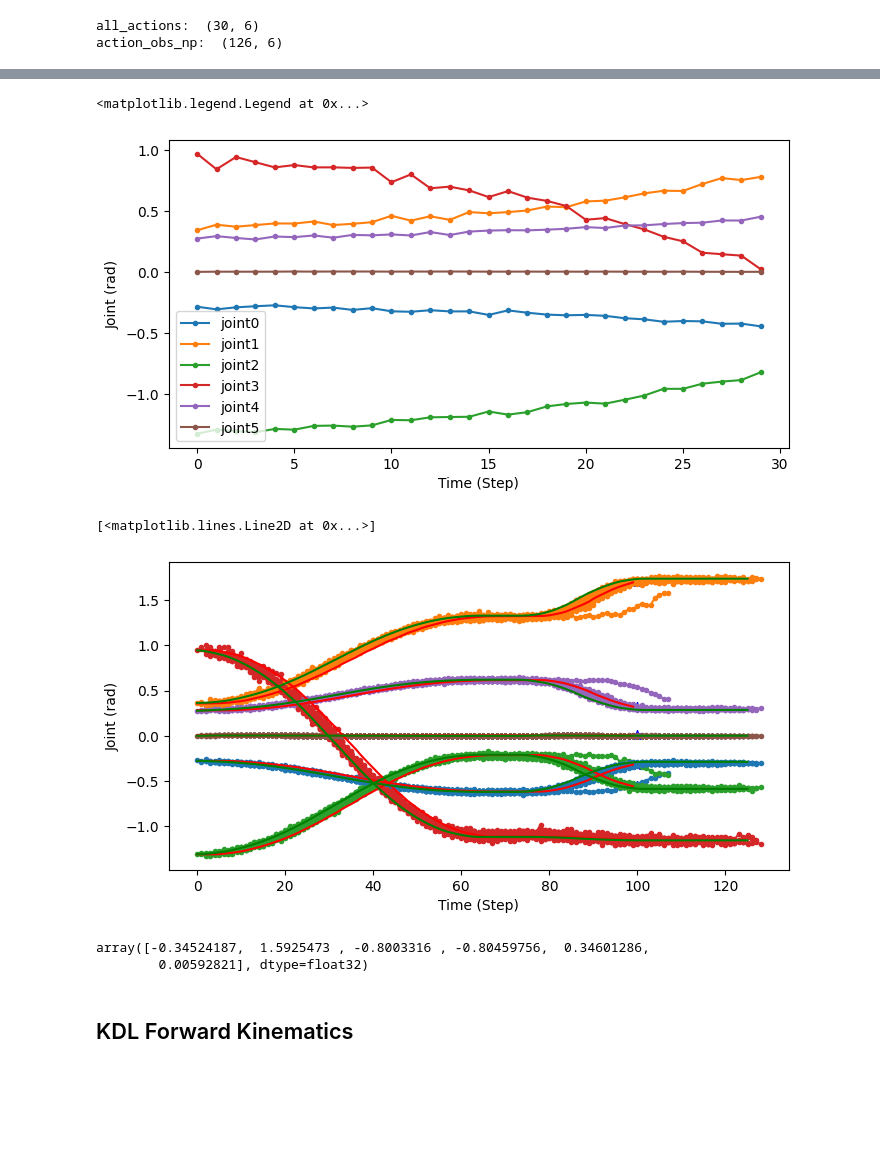
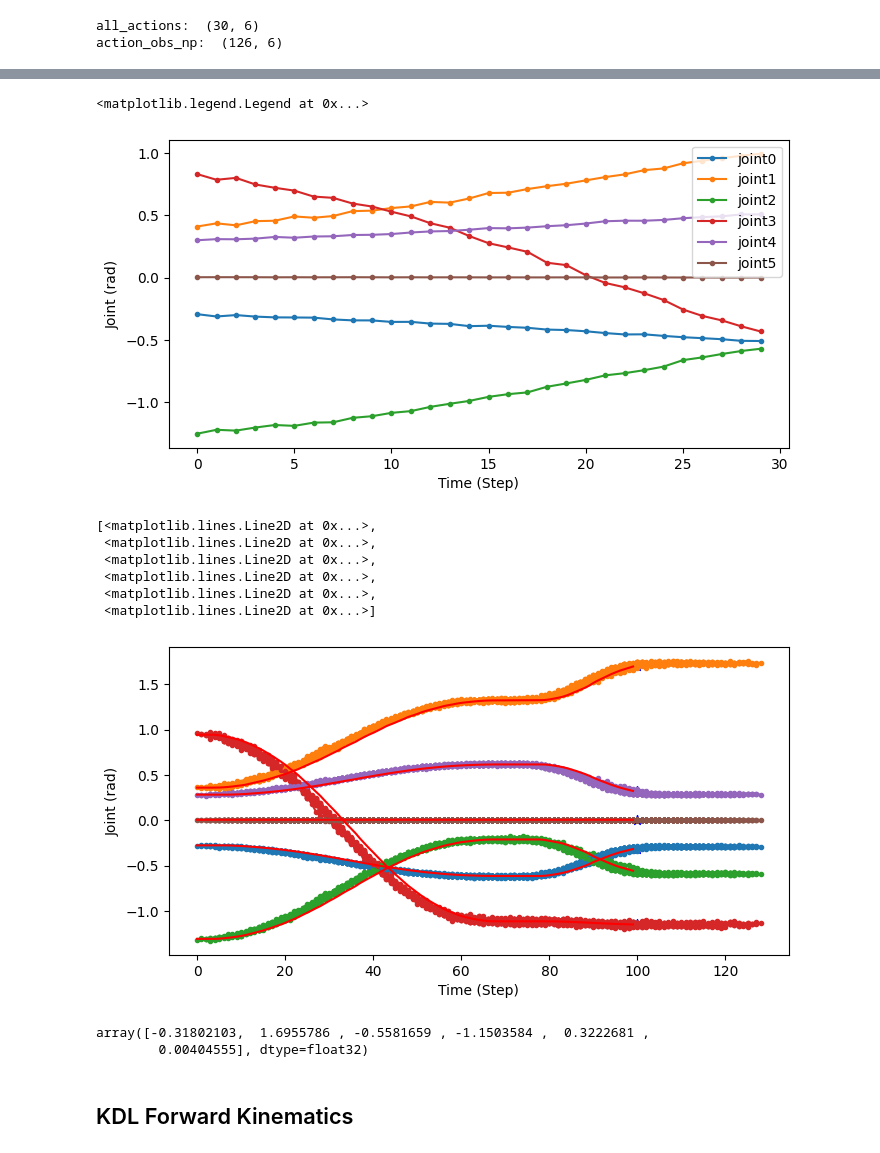
Before and after one commit to AgRoboticsResearch/act-plus-plus, a Jupyter notebook: playground/inference_and_plot.ipynb, the cells around one changed output, grey strips where cells are left out. Saved outputs shown, nothing was run; the diff lists cells and outputs as text; code cells hidden in the pictures; blank space fills up the shorter version.

Commit message:
plot

```diff
--- a/playground/inference_and_plot.ipynb
+++ b/playground/inference_and_plot.ipynb
@@ -63,7 +63,7 @@ def pre_proccess_img(img):
 h5data_file = "/home/zfei/codes/data/imitation/act_demo_z1_push_random_red/episode_48.hdf5"
 with torch.inference_mode():
     with h5py.File(h5data_file, "r") as root:
-        index = 0
+        index = 10
         qpos_np = root["/observations/qpos"][index]
         img_np = root["/observations/images/wrist"][index]
         action_obs_np = root["action"][()]
@@ -109,7 +109,7 @@ plt.ylabel("Joint (rad)")
 plt.legend()
 # %% [output]
 <matplotlib.legend.Legend at 0x...>
-[figure, old version]
+[figure, new version]
 # %%
 plt.figure(figsize=(8, 4))
 qpos_gts = []
@@ -126,46 +126,51 @@ with torch.inference_mode():
             # print("curr_img: ",curr_img.shape)
             all_actions = policy(qpos, curr_img)
             all_actions = all_actions.squeeze(0).cpu().numpy()
             joint_states_traj = []
             actual_actions = []
             steps = np.arange(0, len(all_actions), 1)
             steps = steps + start_step
             for i, raw_action in enumerate(all_actions):
                 actual_action = post_process_action(raw_action)
                 actual_actions.append(actual_action)
             actual_actions = np.asarray(actual_actions)
             plt.plot(steps, actual_actions[:, 0], marker=".", c="C0", label='joint0')
             plt.plot(steps, actual_actions[:, 1], marker=".", c="C1", label='joint1')
             plt.plot(steps, actual_actions[:, 2], marker=".", c="C2", label='joint2')
             plt.plot(steps, actual_actions[:, 3], marker=".", c="C3", label='joint3')
             plt.plot(steps, actual_actions[:, 4], marker=".", c="C4", label='joint4')
             plt.plot(steps, actual_actions[:, 5], marker=".", c="C5", label='joint5')
 qpos_gts = np.asarray(qpos_gts)
 plt.xlabel("Time (Step)")
 plt.ylabel("Joint (rad)")
 plt.scatter(len(qpos_gts), qpos_np[0], marker="*", c="b", s=50, label='joint0')
 plt.scatter(len(qpos_gts), qpos_np[1], marker="*", c="b", s=50, label='joint1')
 plt.scatter(len(qpos_gts), qpos_np[2], marker="*", c="b", s=50, label='joint2')
 plt.scatter(len(qpos_gts), qpos_np[3], marker="*", c="b", s=50, label='joint3')
 plt.scatter(len(qpos_gts), qpos_np[4], marker="*", c="b", s=50, label='joint4')
 plt.scatter(len(qpos_gts), qpos_np[5], marker="*", c="b", s=50, label='joint5')
 plt.plot(np.arange(0, len(qpos_gts), 1), qpos_gts, c="r", label='joint5')
 
 
-plt.plot(action_obs_np[:, 0], c="g",label='joint0')
-plt.plot(action_obs_np[:, 1], c="g",label='joint1')
-plt.plot(action_obs_np[:, 2], c="g",label='joint2')
-plt.plot(action_obs_np[:, 3], c="g",label='joint3')
-plt.plot(action_obs_np[:, 4], c="g",label='joint4')
-plt.plot(action_obs_np[:, 5], c="g",label='joint5')
+# plt.plot(action_obs_np[:, 0], c="g",label='joint0')
+# plt.plot(action_obs_np[:, 1], c="g",label='joint1')
+# plt.plot(action_obs_np[:, 2], c="g",label='joint2')
+# plt.plot(action_obs_np[:, 3], c="g",label='joint3')
+# plt.plot(action_obs_np[:, 4], c="g",label='joint4')
+# plt.plot(action_obs_np[:, 5], c="g",label='joint5')
 # %% [output]
-[<matplotlib.lines.Line2D at 0x...>]
+[<matplotlib.lines.Line2D at 0x...>,
+ <matplotlib.lines.Line2D at 0x...>,
+ <matplotlib.lines.Line2D at 0x...>,
+ <matplotlib.lines.Line2D at 0x...>,
+ <matplotlib.lines.Line2D at 0x...>,
+ <matplotlib.lines.Line2D at 0x...>]
-[figure, old version]
+[figure, new version]
 # %%
 qpos_np
 # %% [output]
-array([-0.34524187,  1.5925473 , -0.8003316 , -0.80459756,  0.34601286,
-        0.00592821], dtype=float32)
+array([-0.31802103,  1.6955786 , -0.5581659 , -1.1503584 ,  0.3222681 ,
+        0.00404555], dtype=float32)
 # %% [markdown]
 ## KDL Forward Kinematics
 # %%
```
Also changed, not shown: parts of 2 cells of this notebook.
